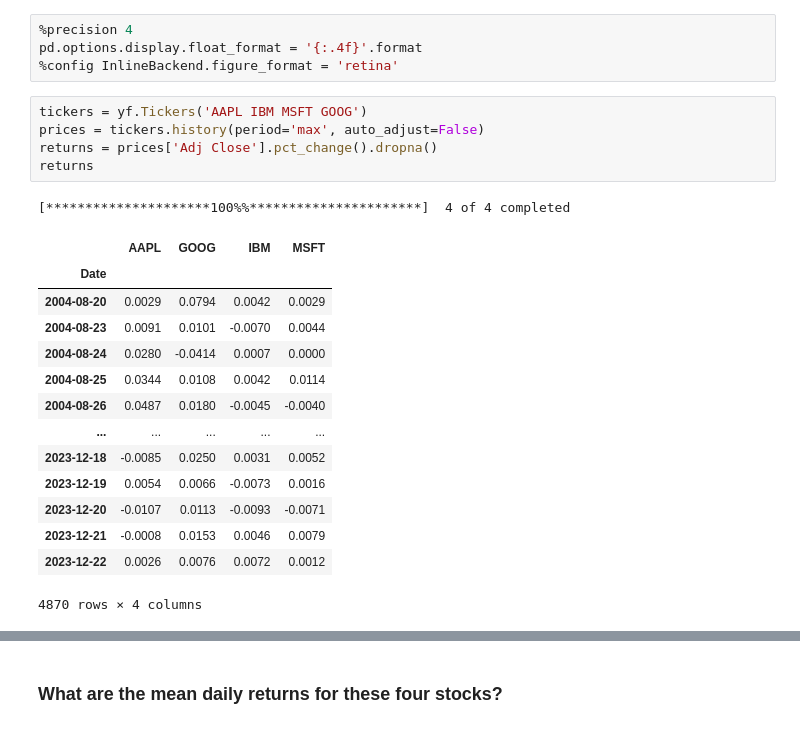
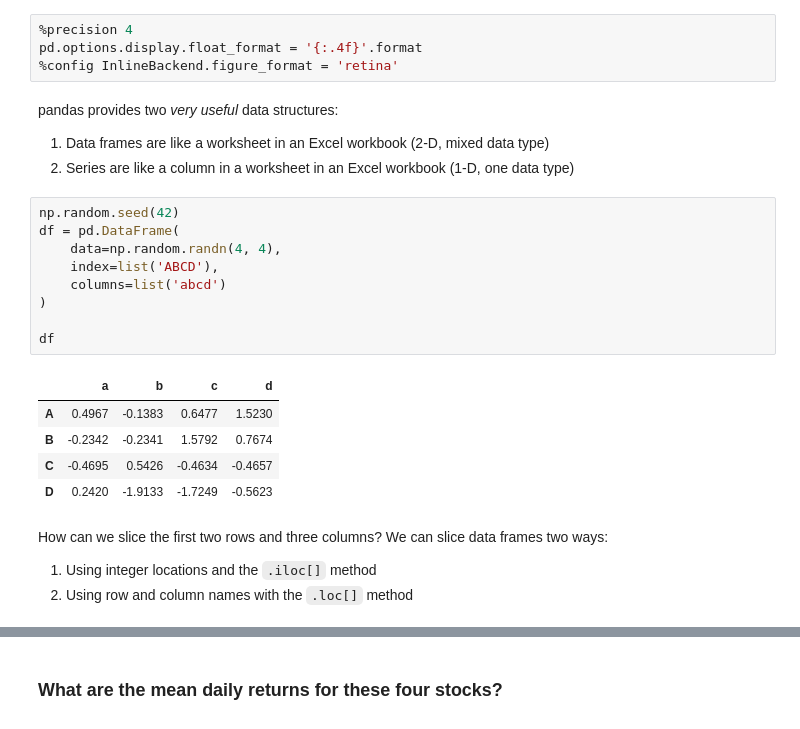
Before and after one commit to richard-herron/fina-6333-2024-spring, a Jupyter notebook: Notebooks/mckinney_05_practice_03.ipynb, the cells around one changed output, grey strips where cells are left out. Drawn from its saved outputs; the diff is of its cells as text.

```diff
--- a/Notebooks/mckinney_05_practice_03.ipynb
+++ b/Notebooks/mckinney_05_practice_03.ipynb
@@ -13,24 +16,29 @@ import yfinance as yf
 %precision 4
 pd.options.display.float_format = '{:.4f}'.format
 %config InlineBackend.figure_format = 'retina'
-# %%
-tickers = yf.Tickers('AAPL IBM MSFT GOOG')
-prices = tickers.history(period='max', auto_adjust=False)
-returns = prices['Adj Close'].pct_change().dropna()
-returns
-# %% [output]
-[*********************100%%**********************]  4 of 4 completed
-|  | AAPL | GOOG | IBM | MSFT |
-| Date |  |  |  |  |
-| 2004-08-20 | 0.0029 | 0.0794 | 0.0042 | 0.0029 |
-| 2004-08-23 | 0.0091 | 0.0101 | -0.0070 | 0.0044 |
-| 2004-08-24 | 0.0280 | -0.0414 | 0.0007 | 0.0000 |
-| 2004-08-25 | 0.0344 | 0.0108 | 0.0042 | 0.0114 |
-| 2004-08-26 | 0.0487 | 0.0180 | -0.0045 | -0.0040 |
-| ... | ... | ... | ... | ... |
-| 2023-12-18 | -0.0085 | 0.0250 | 0.0031 | 0.0052 |
-| 2023-12-19 | 0.0054 | 0.0066 | -0.0073 | 0.0016 |
-| 2023-12-20 | -0.0107 | 0.0113 | -0.0093 | -0.0071 |
-| 2023-12-21 | -0.0008 | 0.0153 | 0.0046 | 0.0079 |
-| 2023-12-22 | 0.0026 | 0.0076 | 0.0072 | 0.0012 |
-4870 rows × 4 columns
+# %% [markdown]
+pandas provides two *very useful* data structures:
+
+1. Data frames are like a worksheet in an Excel workbook (2-D, mixed data type)
+2. Series are like a column in a worksheet in an Excel workbook (1-D, one data type)
+# %%
+np.random.seed(42)
+df = pd.DataFrame(
+    data=np.random.randn(4, 4),
+    index=list('ABCD'),
+    columns=list('abcd')
+)
+
+df
+# %% [output]
+|  | a | b | c | d |
+| A | 0.4967 | -0.1383 | 0.6477 | 1.5230 |
+| B | -0.2342 | -0.2341 | 1.5792 | 0.7674 |
+| C | -0.4695 | 0.5426 | -0.4634 | -0.4657 |
+| D | 0.2420 | -1.9133 | -1.7249 | -0.5623 |
+# %% [markdown]
+How can we slice the first two rows and three columns?
+We can slice data frames two ways:
+
+1. Using integer locations and the `.iloc[]` method
+2. Using row and column names with the `.loc[]` method
```
Also changed, not shown: parts of 24 cells of this notebook, 9 other files.
